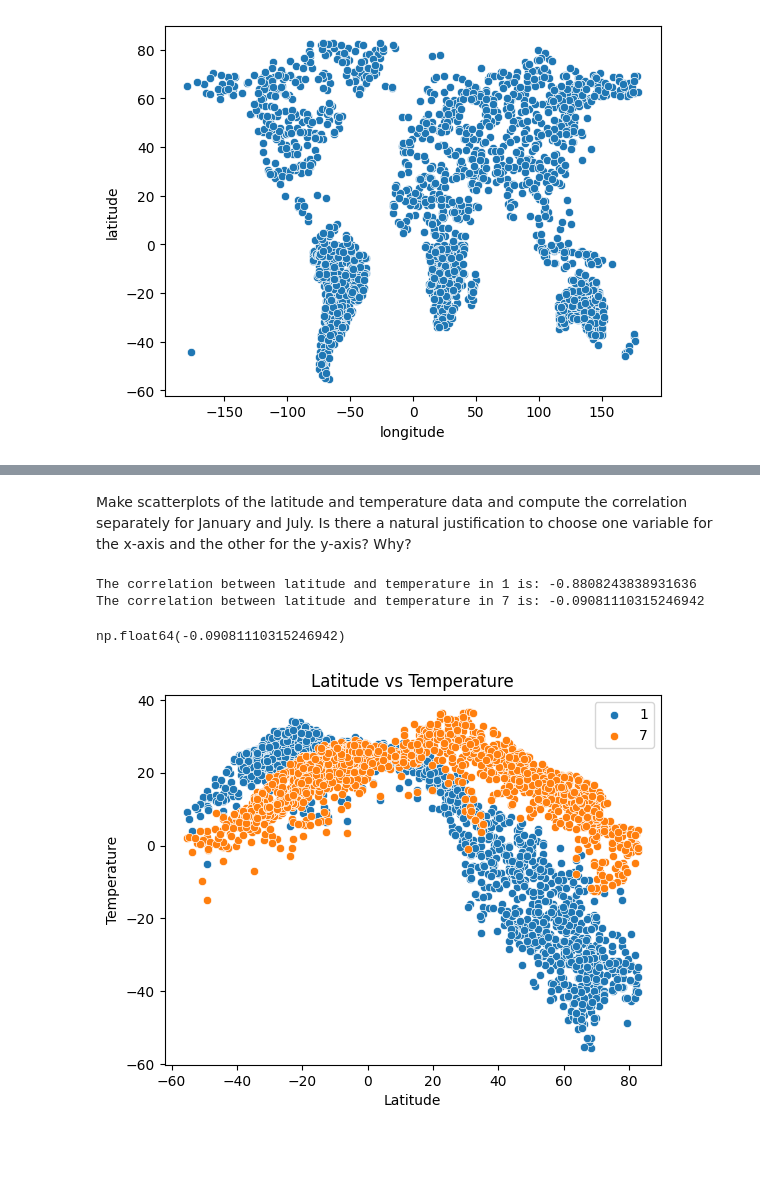
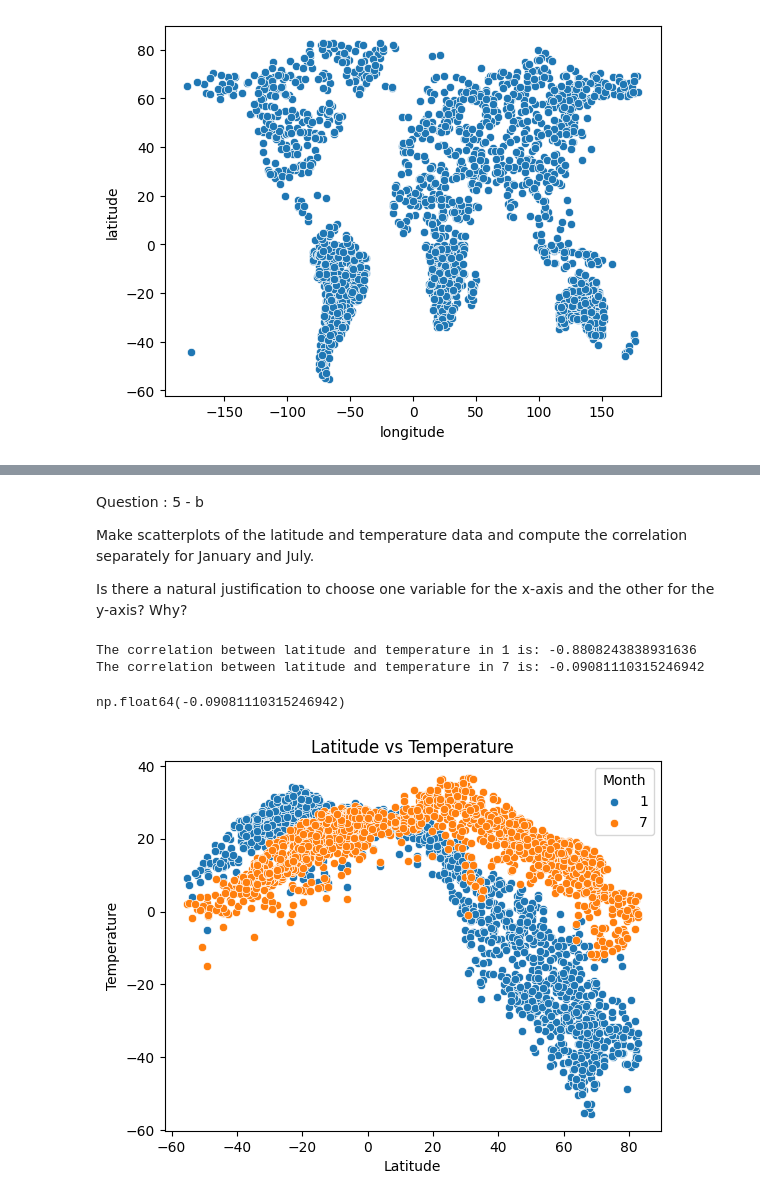
Before and after one commit to abhinavbatra06/Prob-Stats---Homework, a Jupyter notebook: Question_5.ipynb, the cells around one changed output, grey strips where cells are left out. Saved outputs shown, nothing was run; the diff lists cells and outputs as text; code cells hidden in the pictures; blank space fills up the shorter version.

```diff
--- a/Question_5.ipynb
+++ b/Question_5.ipynb
@@ -55,25 +64,29 @@ The maximum longitude is: 82.75
 # %% [markdown]
- Make scatterplots of the latitude and temperature data and compute the correlation  separately for January and July. Is there a natural justification to choose one variable for the x-axis and the other for the y-axis? Why?
+Question : 5 - b
+
+Make scatterplots of the latitude and temperature data and compute the correlation  separately for January and July.
+
+Is there a natural justification to choose one variable for the x-axis and the other for the y-axis? Why?
 # %%
 columns_list = ['latitude' , '1']
 
 
 def latitude_vs_temp(df , month):
     columns_list = ['latitude' , month]
     df_month = df[columns_list]
     sns.scatterplot(x='latitude', y=month, data=df_month, label=month)
-    plt.legend()
+    plt.legend(title = 'Month')
     plt.xlabel('Latitude')
     plt.ylabel('Temperature')
     plt.title('Latitude vs Temperature')
     correlation = np.corrcoef(df_month['latitude'], df_month[month])[0, 1]
     print('The correlation between latitude and temperature in', month, 'is:', correlation)
     return correlation
 
 latitude_vs_temp(data, '1')
 latitude_vs_temp(data, '7')
 # %% [output]
 The correlation between latitude and temperature in 1 is: -0.8808243838931636
 The correlation between latitude and temperature in 7 is: -0.09081110315246942
 np.float64(-0.09081110315246942)
-[figure, old version]
+[figure, new version]
```
Also changed, not shown: parts of 12 cells of this notebook, 2 other files.
